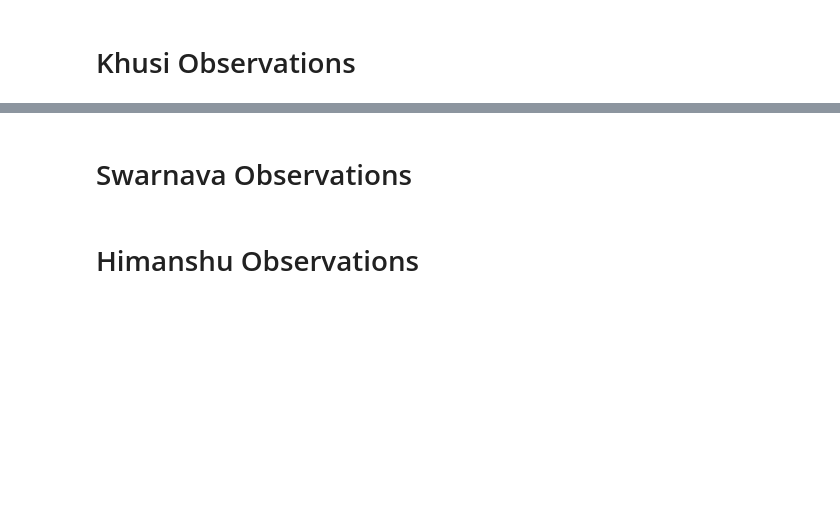
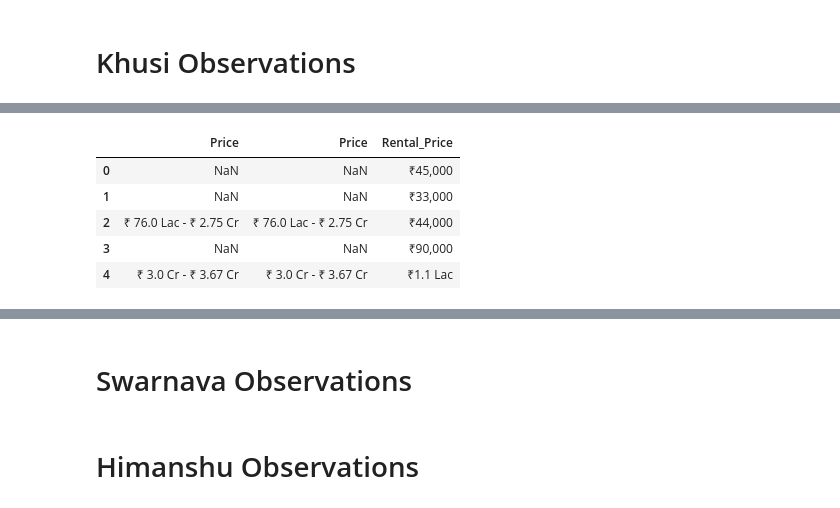
Before and after one commit to Himanshu7d3/House_Rent_Prediction, a Jupyter notebook: New_Data_Cleaning.ipynb, the cells around one changed output, grey strips where cells are left out. Cells and saved outputs as stored; diff of their text form; code cells hidden in the pictures; blank space fills up the shorter version.

```diff
--- a/New_Data_Cleaning.ipynb
+++ b/New_Data_Cleaning.ipynb
@@ -11,0 +139,9 @@ df1=df.copy()
+# %%
+df1[['Price','Price','Rental_Price']].head()
+# %% [output]
+|  | Price | Price | Rental_Price |
+| 0 | NaN | NaN | ₹45,000 |
+| 1 | NaN | NaN | ₹33,000 |
+| 2 | ₹ 76.0 Lac - ₹ 2.75 Cr | ₹ 76.0 Lac - ₹ 2.75 Cr | ₹44,000 |
+| 3 | NaN | NaN | ₹90,000 |
+| 4 | ₹ 3.0 Cr - ₹ 3.67 Cr | ₹ 3.0 Cr - ₹ 3.67 Cr | ₹1.1 Lac |
```
Also changed, not shown: parts of 35 cells of this notebook.
